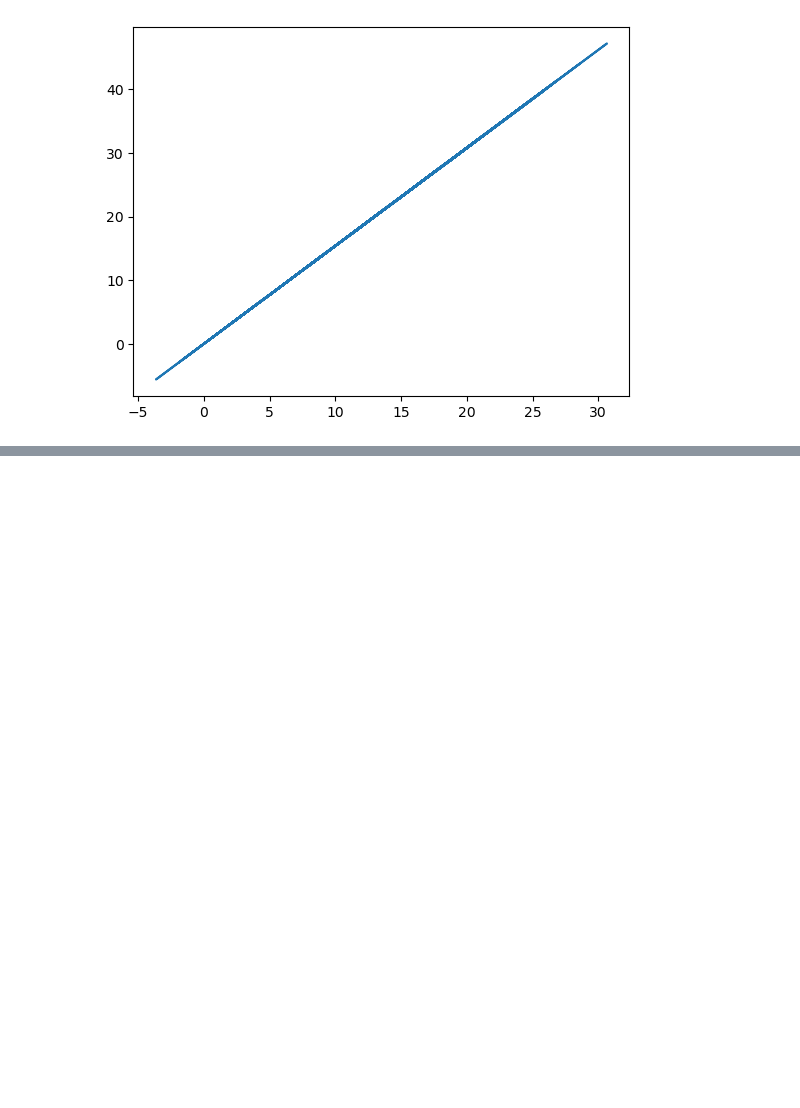
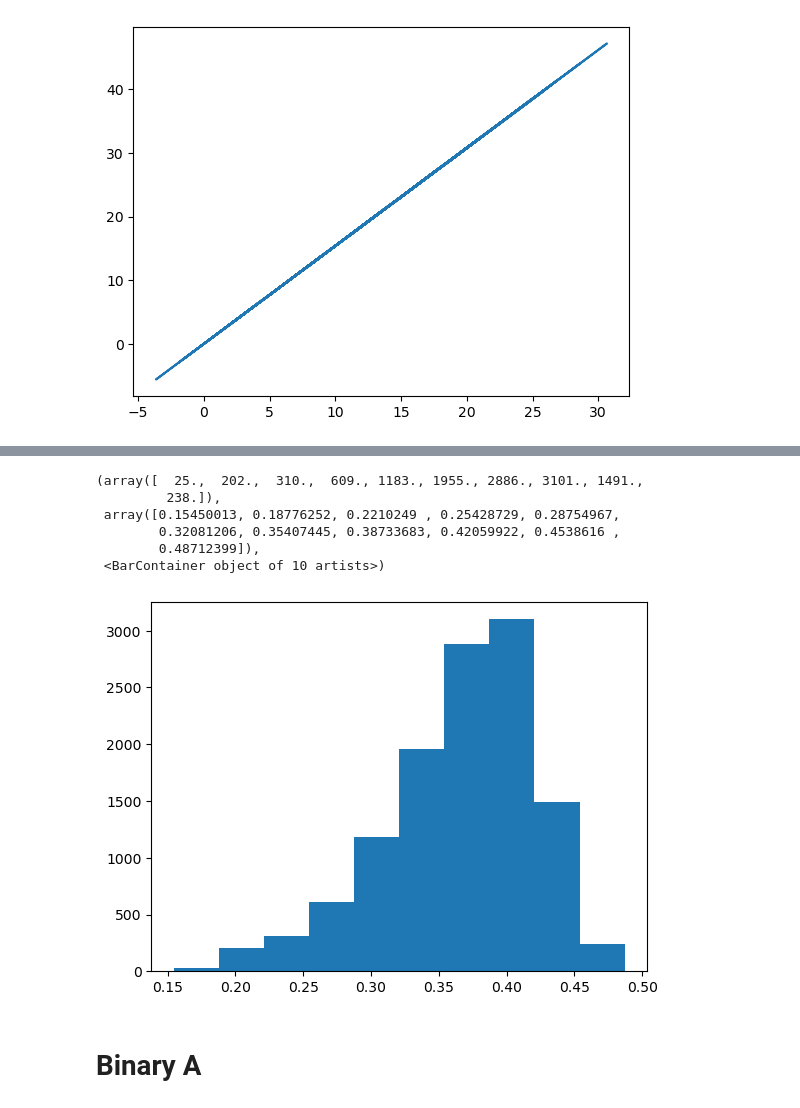
Before and after one commit to thelogicalgrammar/CapturingUsersPredictionModels, a Jupyter notebook: model.ipynb, the cells around one changed output, grey strips where cells are left out. Saved outputs shown, nothing was run; the diff lists cells and outputs as text; code cells hidden in the pictures; blank space fills up the shorter version.

```diff
--- a/model.ipynb
+++ b/model.ipynb
@@ -107,0 +165,6 @@ plt.plot(Xnew_samples.flatten(), pred_vec)
+# %%
+df = trace.posterior['NE', ].to_dataframe()
+# %%
+NE = df.reset_index(drop=True)
+# %%
+Y = 0.5 * X + NE * A + N_Y
@@ -107,0 +293,12 @@ plt.plot(Xnew_samples.flatten(), pred_vec)
+# %%
+plt.hist(cate_vector)
+# %% [output]
+(array([  25.,  202.,  310.,  609., 1183., 1955., 2886., 3101., 1491.,
+         238.]),
+ array([0.15450013, 0.18776252, 0.2210249 , 0.25428729, 0.28754967,
+        0.32081206, 0.35407445, 0.38733683, 0.42059922, 0.4538616 ,
+        0.48712399]),
+ <BarContainer object of 10 artists>)
+[figure, added]
+# %% [markdown]
+# Binary A
```
Also changed, not shown: parts of 18 cells of this notebook.
